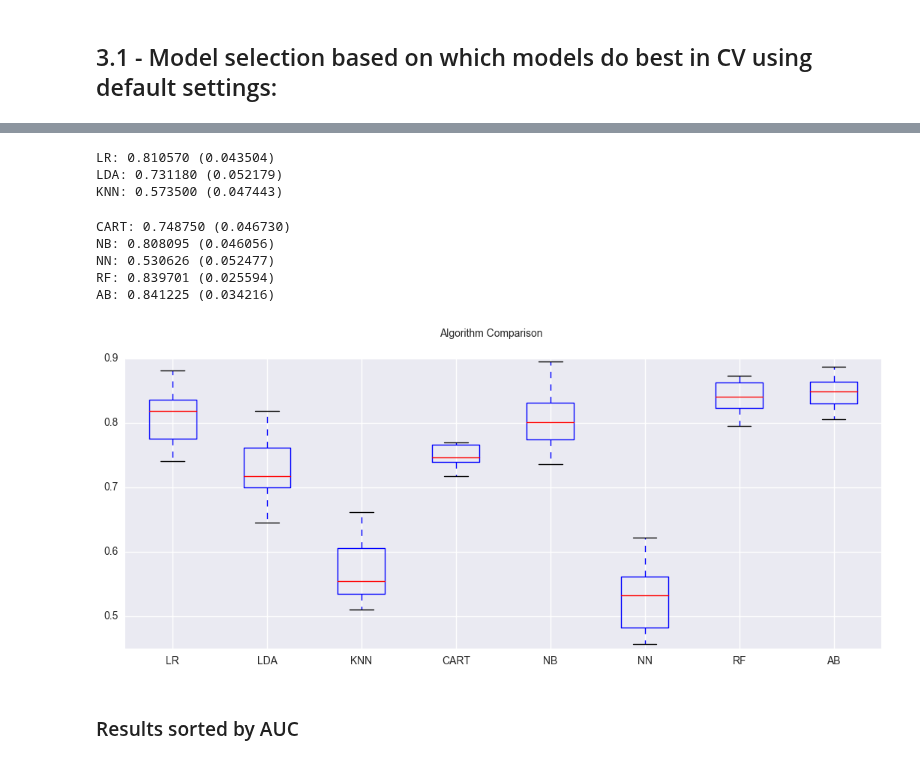
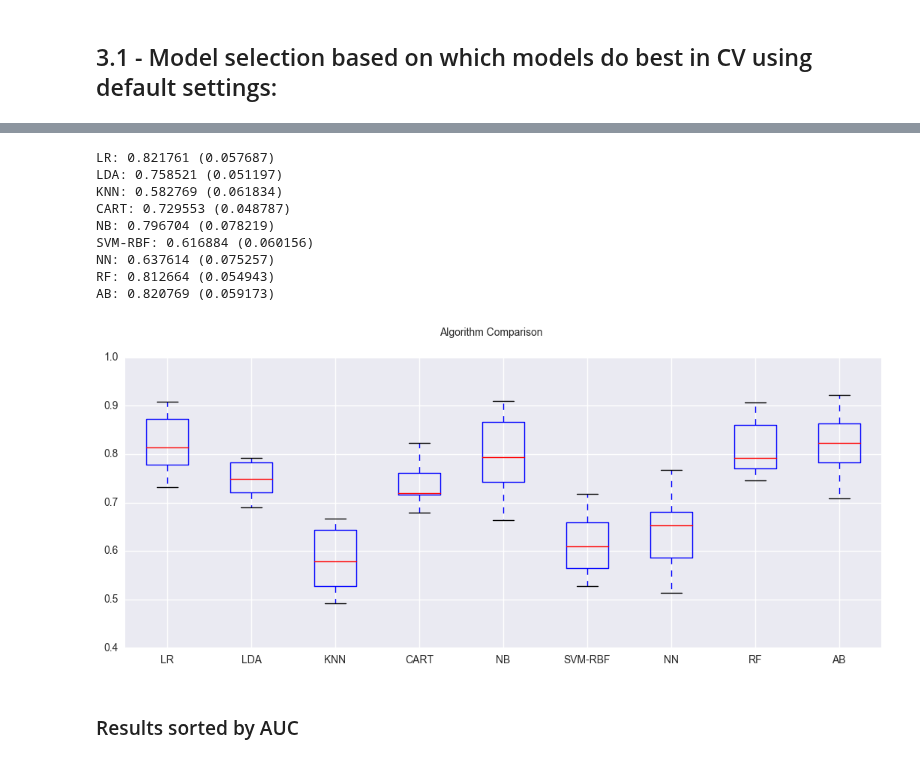
Before and after one commit to msandim/tum-anomaly-detection-challenges, a Jupyter notebook: Challenge 2/Script.ipynb, the cells around one changed output, grey strips where cells are left out. Saved outputs shown, nothing was run; the diff lists cells and outputs as text; code cells hidden in the pictures.

```diff
--- a/Challenge 2/Script.ipynb
+++ b/Challenge 2/Script.ipynb
@@ -675,46 +673,47 @@ def modelSelection():
     models.append(('NB', GaussianNB()))
     #models.append(('SVM-Linear', SVC(kernel="linear")))
     #models.append(('SVM-Poly', SVC(kernel="poly")))
-    #models.append(('SVM-RBF', SVC(kernel="rbf")))
+    models.append(('SVM-RBF', SVC(kernel="rbf")))
     models.append(('NN', MLPClassifier()))
-    models.append(('RF', RandomForestClassifier()))
+    models.append(('RF', RandomForestClassifier(criterion="entropy", n_estimators=40)))
     models.append(('AB', AdaBoostClassifier()))
     #models.append(('XGB', xgb.XGBClassifier()))
 
     # evaluate each model in turn
     results = []
     scoring = 'roc_auc' # try with 'roc_auc', f1'
 
     kfold = mds.StratifiedKFold(n_splits=num_folds, shuffle=True, random_state=2)
 
     for model_name, model in models:
         cv_results = mds.cross_val_score(model, X_train, Y_train, cv=kfold, scoring=scoring)
         results.append({"name": model_name, "cv_results": cv_results, "mean": cv_results.mean(), "std": cv_results.std()})
         print("%s: %f (%f)" % (model_name, cv_results.mean(), cv_results.std()))
 
     # boxplot algorithm comparison
     fig = plt.figure(figsize=(13, 5), dpi=500)
     fig.suptitle('Algorithm Comparison')
     ax = fig.add_subplot(111)
     plt.boxplot([x["cv_results"] for x in results])
     ax.set_xticklabels([x["name"] for x in results])
     plt.show()
 
     # order the models by the mean auc
     #results_by_strategy.sort(key=lambda x: x["mean"], reverse=True)
     #print([(x["name"], x["mean"]) for x in results])
 
 modelSelection()
 # %% [output]
-LR: 0.810570 (0.043504)
-LDA: 0.731180 (0.052179)
-KNN: 0.573500 (0.047443)
+LR: 0.821761 (0.057687)
+LDA: 0.758521 (0.051197)
+KNN: 0.582769 (0.061834)
+CART: 0.729553 (0.048787)
+NB: 0.796704 (0.078219)
+SVM-RBF: 0.616884 (0.060156)
+NN: 0.637614 (0.075257)
+RF: 0.812664 (0.054943)
+AB: 0.820769 (0.059173)
-CART: 0.748750 (0.046730)
-NB: 0.808095 (0.046056)
-NN: 0.530626 (0.052477)
-RF: 0.839701 (0.025594)
-AB: 0.841225 (0.034216)
-[figure, old version]
+[figure, new version]
 # %% [markdown]
 ### Results sorted by AUC
 # %%
```
Also changed, not shown: parts of 7 cells of this notebook, 2 other files.
